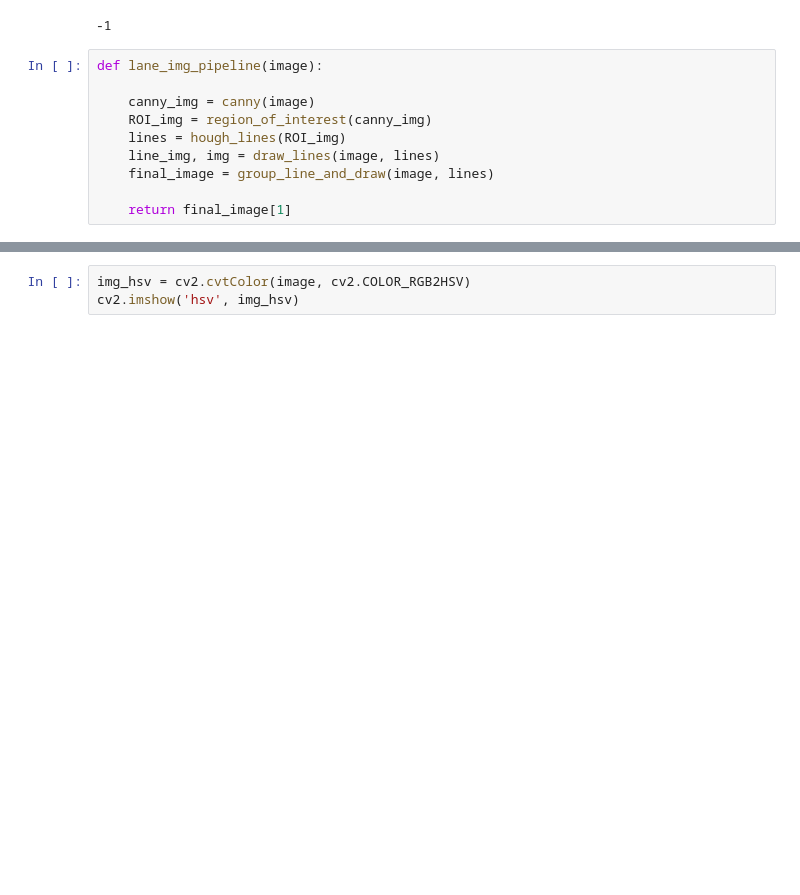
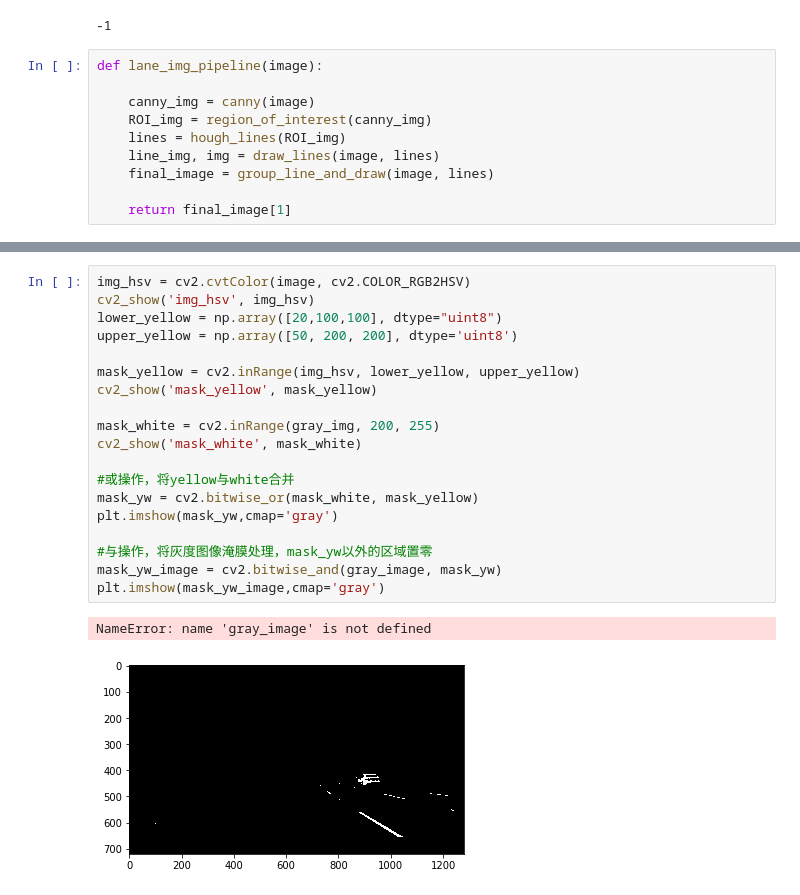
Before and after one commit to chenmeng12/lane_detect, a Jupyter notebook: lane_find.ipynb, the cells around one changed output, grey strips where cells are left out. Saved outputs shown, nothing was run; the diff lists cells and outputs as text; blank space fills up the shorter version.

```diff
--- a/lane_find.ipynb
+++ b/lane_find.ipynb
@@ -134,3 +149,22 @@ TypeError: expected non-empty vector for x
-# %%
-img_hsv = cv2.cvtColor(image, cv2.COLOR_RGB2HSV)
-cv2.imshow('hsv', img_hsv)
+# %%
+img_hsv = cv2.cvtColor(image, cv2.COLOR_RGB2HSV)
+cv2_show('img_hsv', img_hsv)
+lower_yellow = np.array([20,100,100], dtype="uint8")
+upper_yellow = np.array([50, 200, 200], dtype='uint8')
+
+mask_yellow = cv2.inRange(img_hsv, lower_yellow, upper_yellow)
+cv2_show('mask_yellow', mask_yellow)
+
+mask_white = cv2.inRange(gray_img, 200, 255)
+cv2_show('mask_white', mask_white)
+
+#或操作，将yellow与white合并
+mask_yw = cv2.bitwise_or(mask_white, mask_yellow)
+plt.imshow(mask_yw,cmap='gray')
+
+#与操作，将灰度图像淹膜处理，mask_yw以外的区域置零
+mask_yw_image = cv2.bitwise_and(gray_image, mask_yw)
+plt.imshow(mask_yw_image,cmap='gray')
+# %% [output]
+NameError: name 'gray_image' is not defined
+[figure, added]
```
Also changed, not shown: parts of 3 cells of this notebook, 1 other file.
